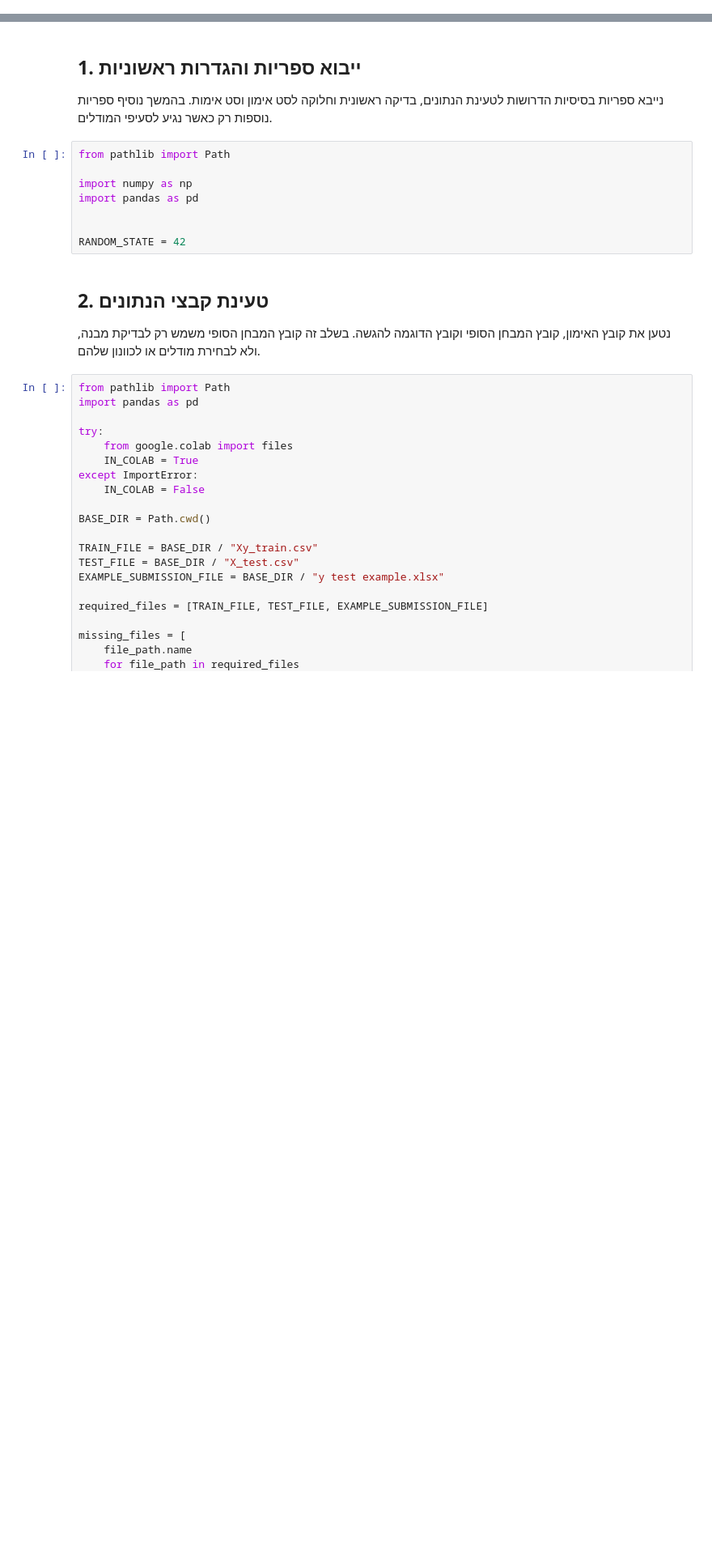
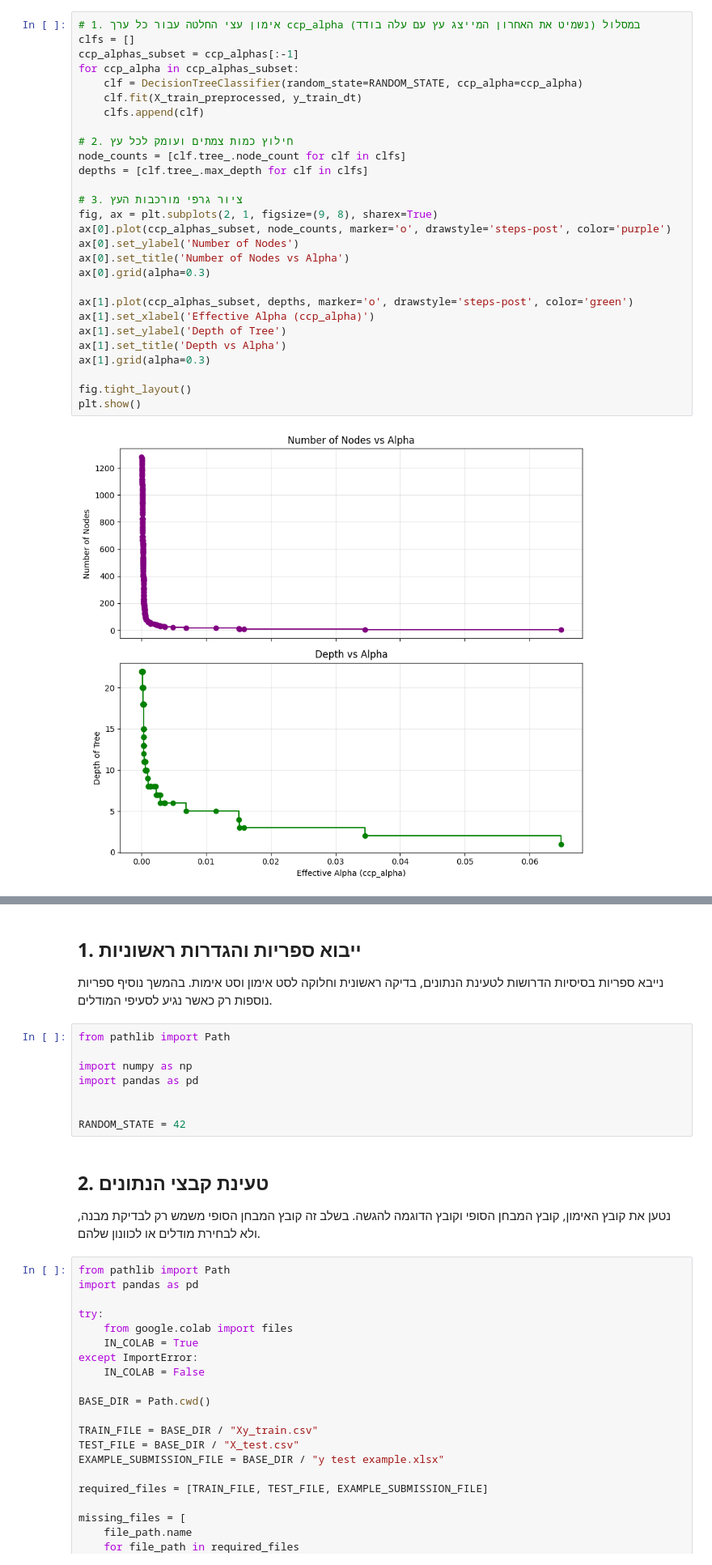
Before and after one commit to yaelelazari/ML_Project, a Jupyter notebook: Airline_Project_Part_B_Group3.ipynb, the cells around one changed output, grey strips where cells are left out. Shown at 81% size. Drawn from its saved outputs; the diff is of its cells as text; blank space fills up the shorter version.

```diff
--- a/Airline_Project_Part_B_Group3.ipynb
+++ b/Airline_Project_Part_B_Group3.ipynb
@@ -6,0 +919,30 @@
+# %%
+# 1. אימון עצי החלטה עבור כל ערך ccp_alpha במסלול (נשמיט את האחרון המייצג עץ עם עלה בודד)
+clfs = []
+ccp_alphas_subset = ccp_alphas[:-1]
+for ccp_alpha in ccp_alphas_subset:
+    clf = DecisionTreeClassifier(random_state=RANDOM_STATE, ccp_alpha=ccp_alpha)
+    clf.fit(X_train_preprocessed, y_train_dt)
+    clfs.append(clf)
+
+# 2. חילוץ כמות צמתים ועומק לכל עץ
+node_counts = [clf.tree_.node_count for clf in clfs]
+depths = [clf.tree_.max_depth for clf in clfs]
+
+# 3. ציור גרפי מורכבות העץ
+fig, ax = plt.subplots(2, 1, figsize=(9, 8), sharex=True)
+ax[0].plot(ccp_alphas_subset, node_counts, marker='o', drawstyle='steps-post', color='purple')
+ax[0].set_ylabel('Number of Nodes')
+ax[0].set_title('Number of Nodes vs Alpha')
+ax[0].grid(alpha=0.3)
+
+ax[1].plot(ccp_alphas_subset, depths, marker='o', drawstyle='steps-post', color='green')
+ax[1].set_xlabel('Effective Alpha (ccp_alpha)')
+ax[1].set_ylabel('Depth of Tree')
+ax[1].set_title('Depth vs Alpha')
+ax[1].grid(alpha=0.3)
+
+fig.tight_layout()
+plt.show()
+# %% [output]
+[figure, added]
```
Also changed, not shown: parts of 65 cells of this notebook.
